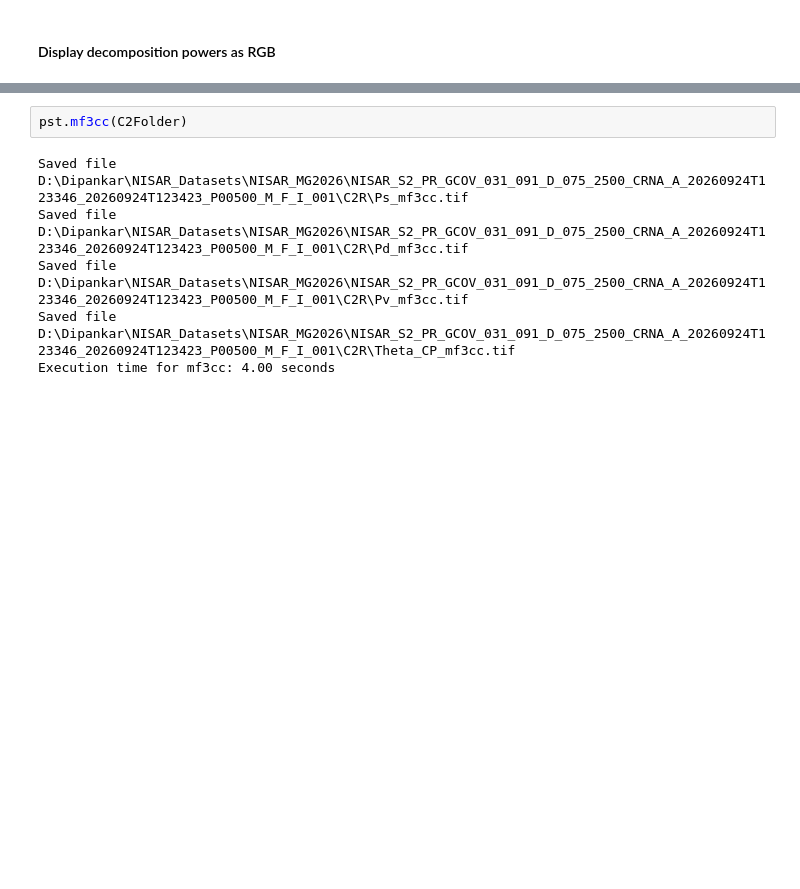
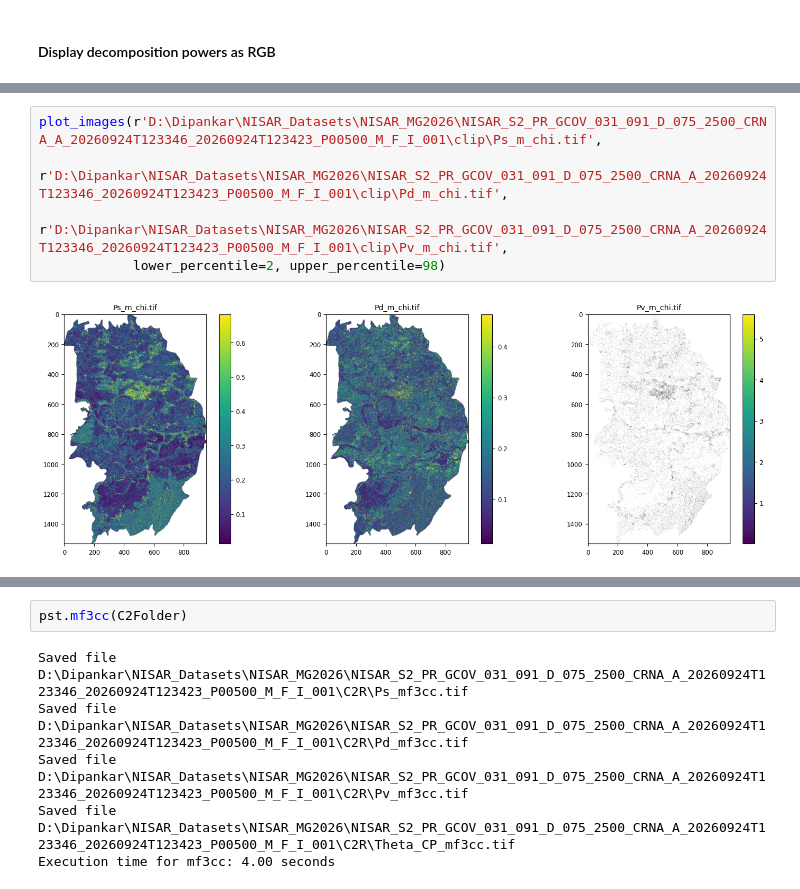
Before and after one commit to polsartools/polsartools-tutorials, a Jupyter notebook: jupyter-notebooks/NISAR_GCOV_Compact_pol.ipynb, the cells around one changed output, grey strips where cells are left out. Saved outputs shown, nothing was run; the diff lists cells and outputs as text; blank space fills up the shorter version.

```diff
--- a/jupyter-notebooks/NISAR_GCOV_Compact_pol.ipynb
+++ b/jupyter-notebooks/NISAR_GCOV_Compact_pol.ipynb
@@ -143,0 +182,7 @@ Execution time for rgb: 3.00 seconds
+# %%
+plot_images(r'D:\Dipankar\NISAR_Datasets\NISAR_MG2026\NISAR_S2_PR_GCOV_031_091_D_075_2500_CRNA_A_20260924T123346_20260924T123423_P00500_M_F_I_001\clip\Ps_m_chi.tif',
+            r'D:\Dipankar\NISAR_Datasets\NISAR_MG2026\NISAR_S2_PR_GCOV_031_091_D_075_2500_CRNA_A_20260924T123346_20260924T123423_P00500_M_F_I_001\clip\Pd_m_chi.tif',
+            r'D:\Dipankar\NISAR_Datasets\NISAR_MG2026\NISAR_S2_PR_GCOV_031_091_D_075_2500_CRNA_A_20260924T123346_20260924T123423_P00500_M_F_I_001\clip\Pv_m_chi.tif',
+            lower_percentile=2, upper_percentile=98)
+# %% [output]
+[figure, added]
```
Also changed, not shown: parts of 18 cells of this notebook.
